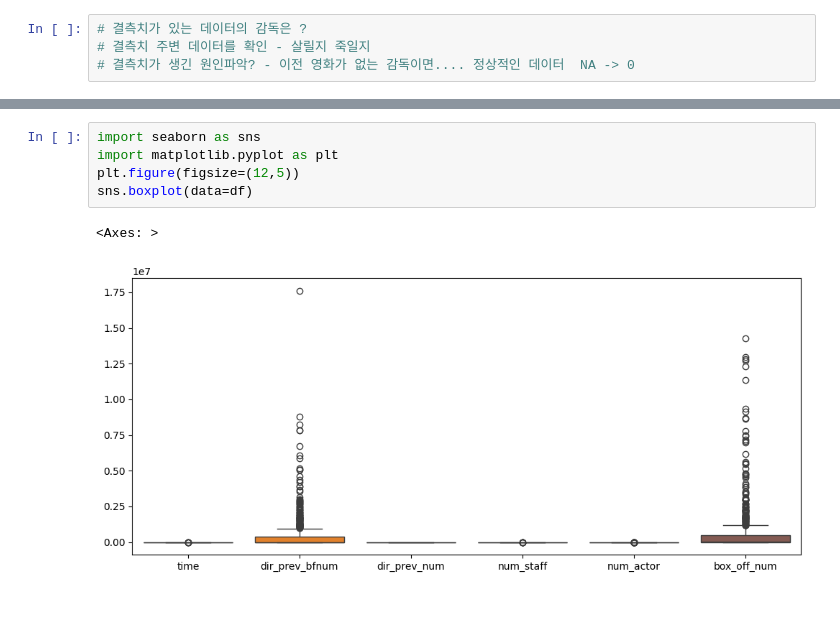
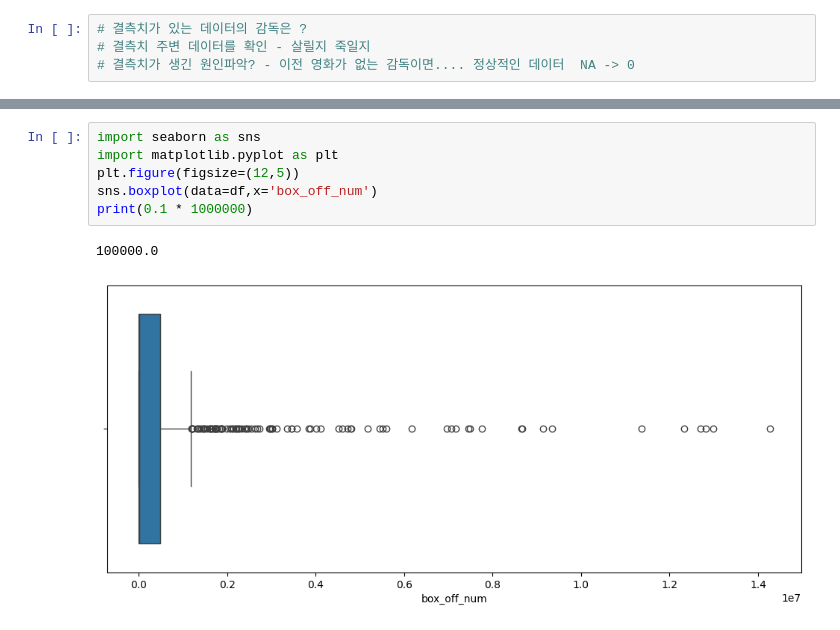
Before and after one commit to pia222sk20/python, a Jupyter notebook: EDA/movie.ipynb, the cells around one changed output, grey strips where cells are left out. Saved outputs shown, nothing was run; the diff lists cells and outputs as text.

```diff
--- a/EDA/movie.ipynb
+++ b/EDA/movie.ipynb
@@ -80,8 +56,9 @@ df.describe()
 # %%
 import seaborn as sns
 import matplotlib.pyplot as plt
 plt.figure(figsize=(12,5))
-sns.boxplot(data=df)
+sns.boxplot(data=df,x='box_off_num')
+print(0.1 * 1000000)
 # %% [output]
-<Axes: >
+100000.0
-[figure, old version]
+[figure, new version]
```
Also changed, not shown: parts of 5 cells of this notebook.
